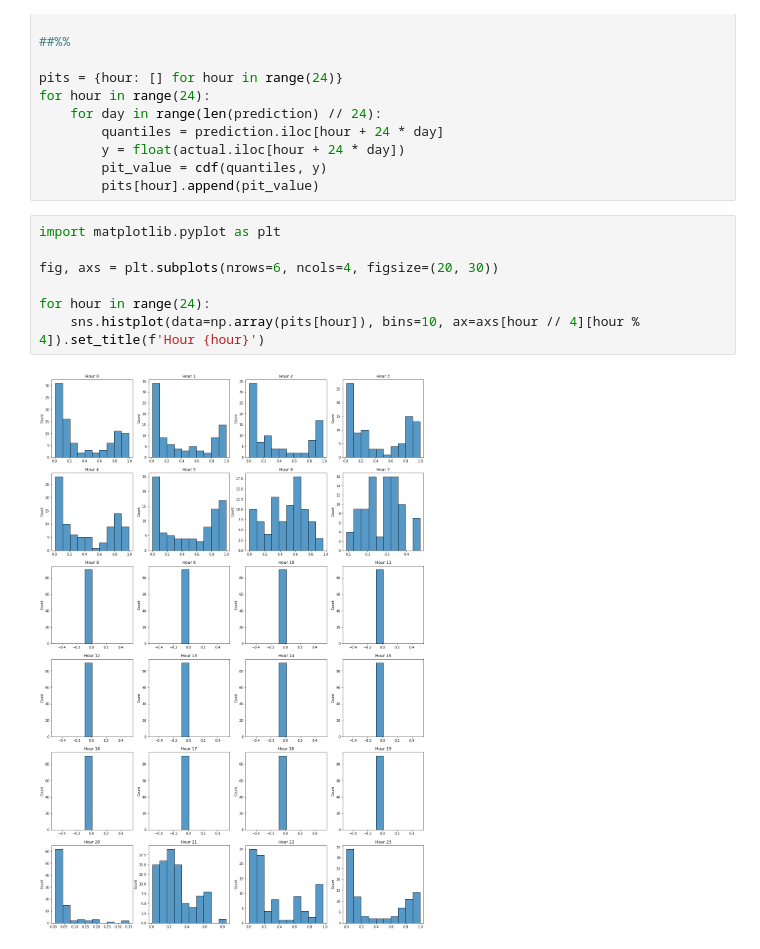
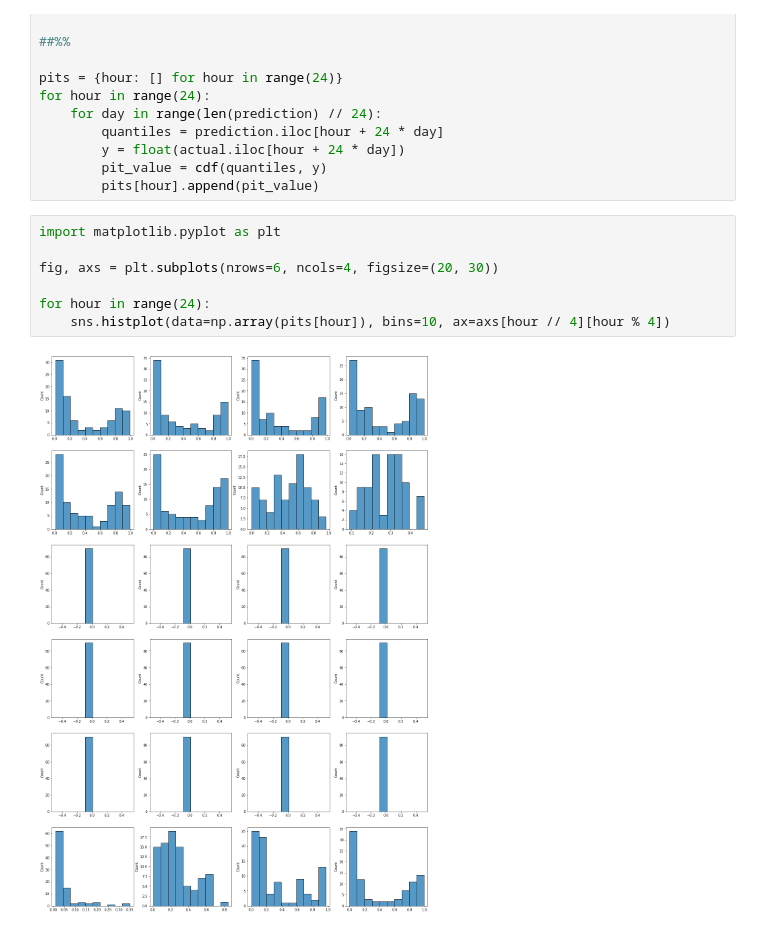
Before and after one commit to pavelzw/GEFCom14-S-comparison, a Jupyter notebook: scoring-functions.ipynb, the cells around one changed output. Cells and saved outputs as stored; diff of their text form.

```diff
--- a/scoring-functions.ipynb
+++ b/scoring-functions.ipynb
@@ -51,9 +54,9 @@ for hour in range(24):
 # %%
 import matplotlib.pyplot as plt
 
 fig, axs = plt.subplots(nrows=6, ncols=4, figsize=(20, 30))
 
 for hour in range(24):
-    sns.histplot(data=np.array(pits[hour]), bins=10, ax=axs[hour // 4][hour % 4]).set_title(f'Hour {hour}')
+    sns.histplot(data=np.array(pits[hour]), bins=10, ax=axs[hour // 4][hour % 4])
 # %% [output]
-[figure, old version]
+[figure, new version]
```
Also changed, not shown: parts of 1 cell of this notebook.
